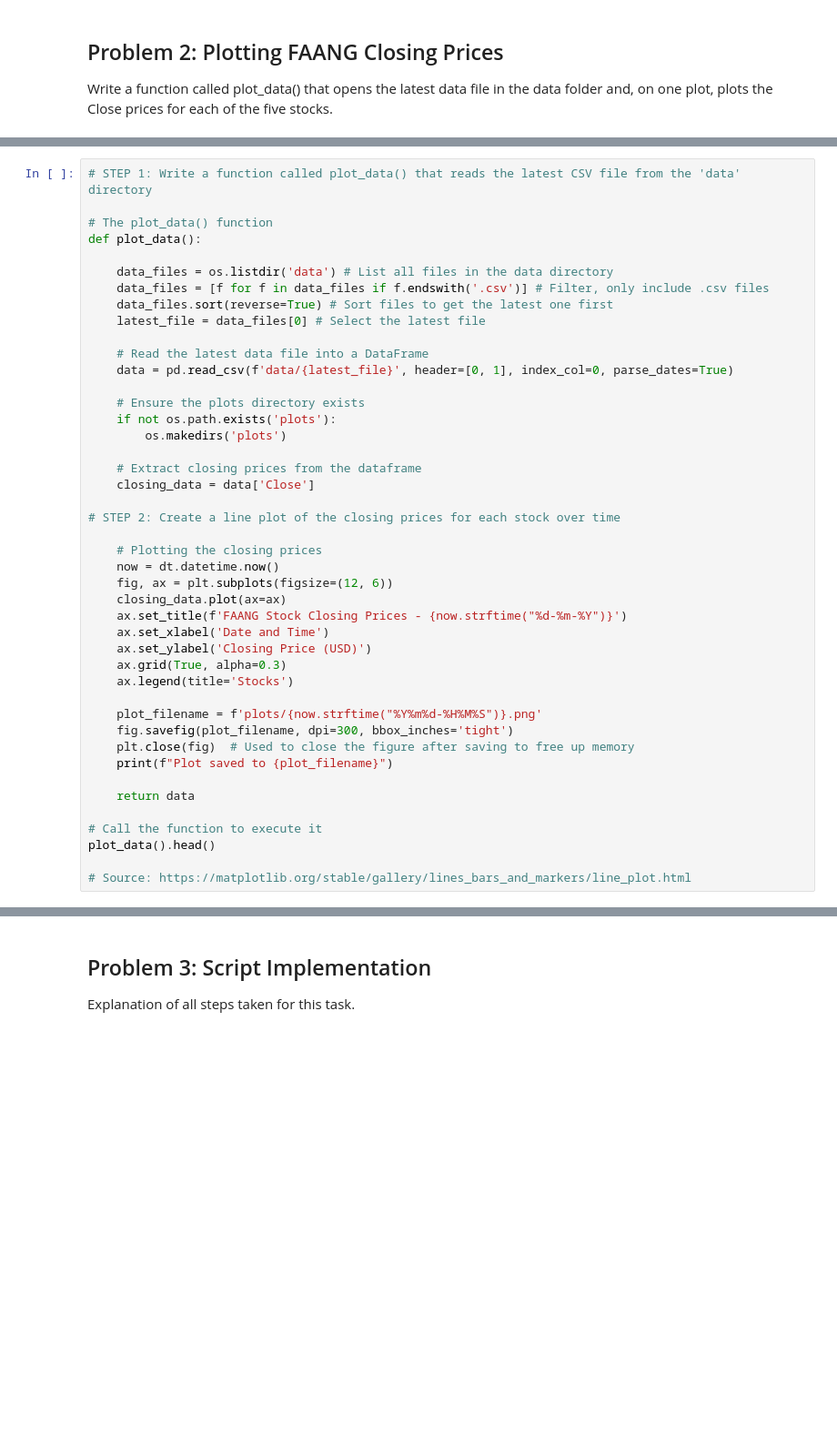
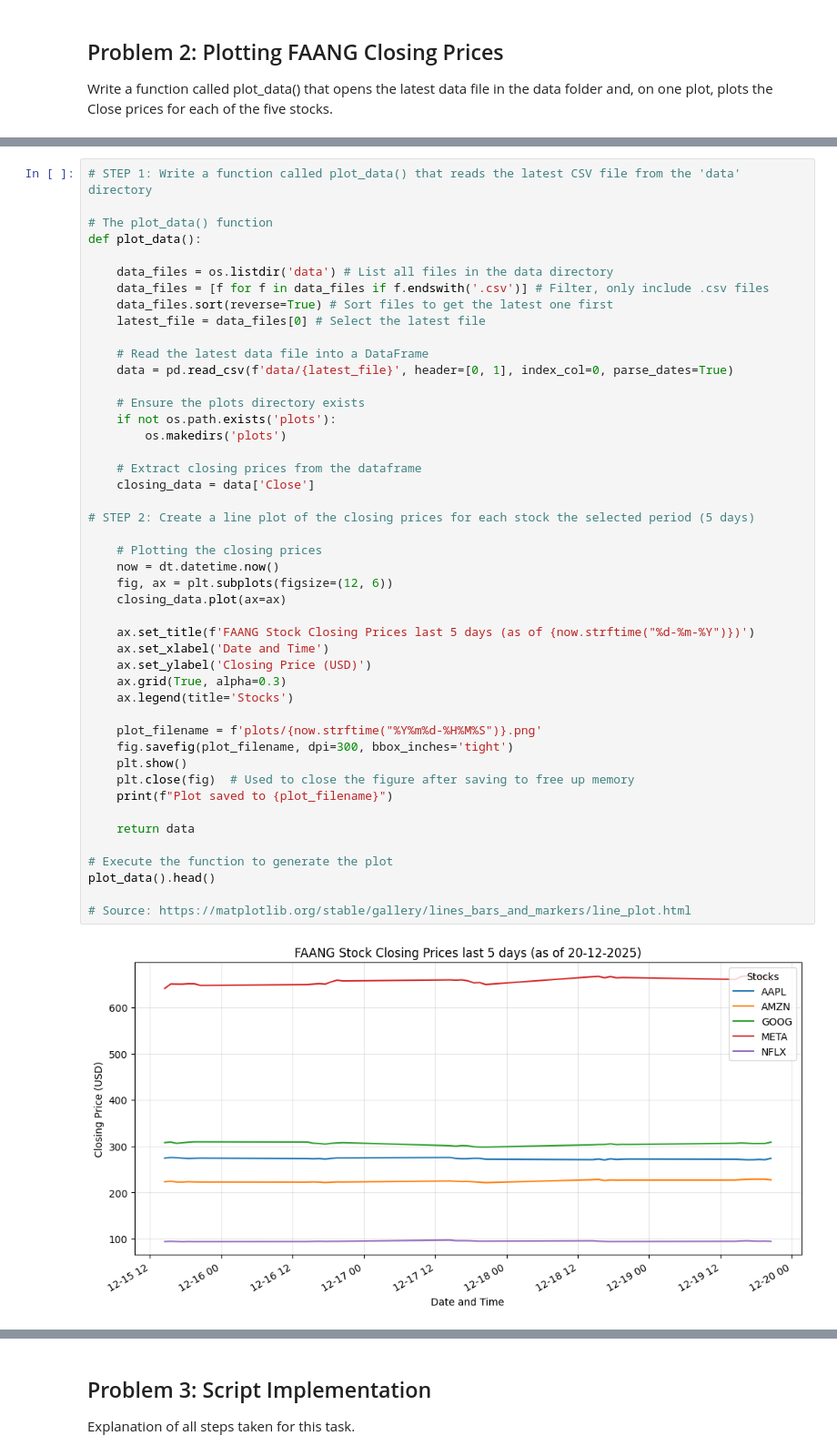
Before and after one commit to marianemcgrath/comp_infrastructure_assessment, a Jupyter notebook: problems.ipynb, the cells around one changed output, grey strips where cells are left out. Shown: that part at 91% size. Drawn from its saved outputs; the diff is of its cells as text; blank space fills up the shorter version.

Commit message:
Clean plots_Problem 3_Complete

```diff
--- a/problems.ipynb
+++ b/problems.ipynb
@@ -115,33 +115,36 @@ def plot_data():
     data = pd.read_csv(f'data/{latest_file}', header=[0, 1], index_col=0, parse_dates=True)
 
     # Ensure the plots directory exists
     if not os.path.exists('plots'):
         os.makedirs('plots')
 
     # Extract closing prices from the dataframe
     closing_data = data['Close']
 
-# STEP 2: Create a line plot of the closing prices for each stock over time
+# STEP 2: Create a line plot of the closing prices for each stock the selected period (5 days)
 
     # Plotting the closing prices
     now = dt.datetime.now()
     fig, ax = plt.subplots(figsize=(12, 6))
     closing_data.plot(ax=ax)
-    ax.set_title(f'FAANG Stock Closing Prices - {now.strftime("%d-%m-%Y")}')
+
+    ax.set_title(f'FAANG Stock Closing Prices last 5 days (as of {now.strftime("%d-%m-%Y")})')
     ax.set_xlabel('Date and Time')
     ax.set_ylabel('Closing Price (USD)')
     ax.grid(True, alpha=0.3)
     ax.legend(title='Stocks')
 
     plot_filename = f'plots/{now.strftime("%Y%m%d-%H%M%S")}.png'
     fig.savefig(plot_filename, dpi=300, bbox_inches='tight')
+    plt.show()
     plt.close(fig)  # Used to close the figure after saving to free up memory
     print(f"Plot saved to {plot_filename}")
 
     return data
 
-# Call the function to execute it
+# Execute the function to generate the plot
 plot_data().head()
 
 # Source: https://matplotlib.org/stable/gallery/lines_bars_and_markers/line_plot.html
 # %% [output]
+[figure, added]
```
Also changed, not shown: parts of 20 cells of this notebook, 7 other files.
